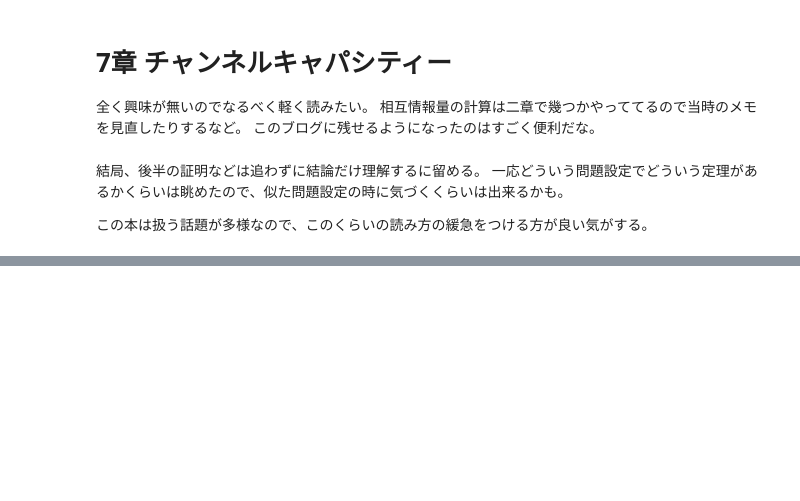
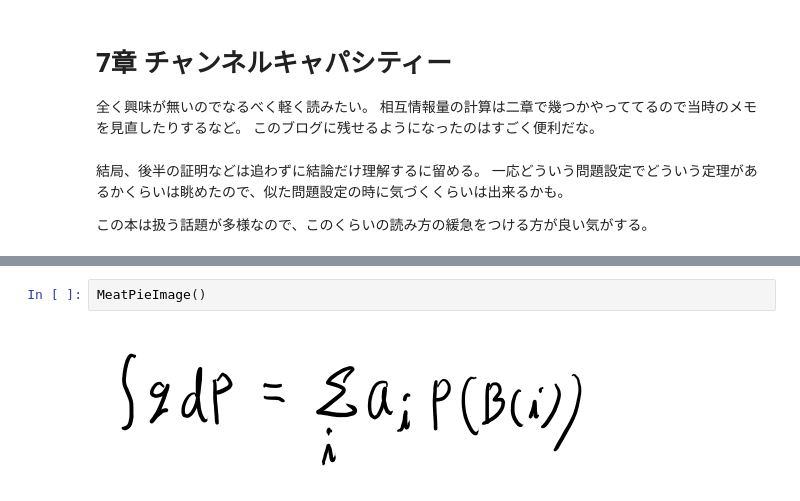
Before and after one commit to karino2/karino2.github.io, a Jupyter notebook: ipynb/2019-02-10-144121.ipynb, the cells around one changed output, grey strips where cells are left out. Cells and saved outputs as stored; diff of their text form; blank space fills up the shorter version.

```diff
--- a/ipynb/2019-02-10-144121.ipynb
+++ b/ipynb/2019-02-10-144121.ipynb
@@ -387,0 +437,4 @@ MeatPieImage()
+# %%
+MeatPieImage()
+# %% [output]
+[figure, added]
```
Also changed, not shown: parts of 15 cells of this notebook.
